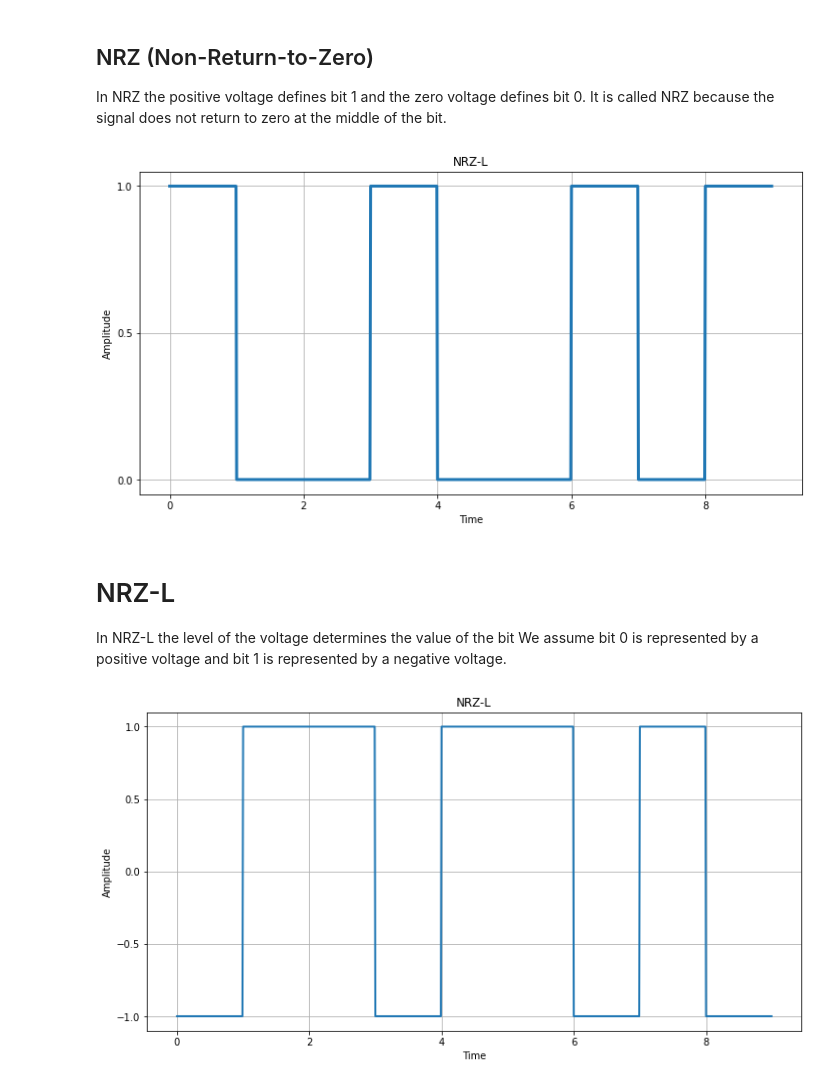
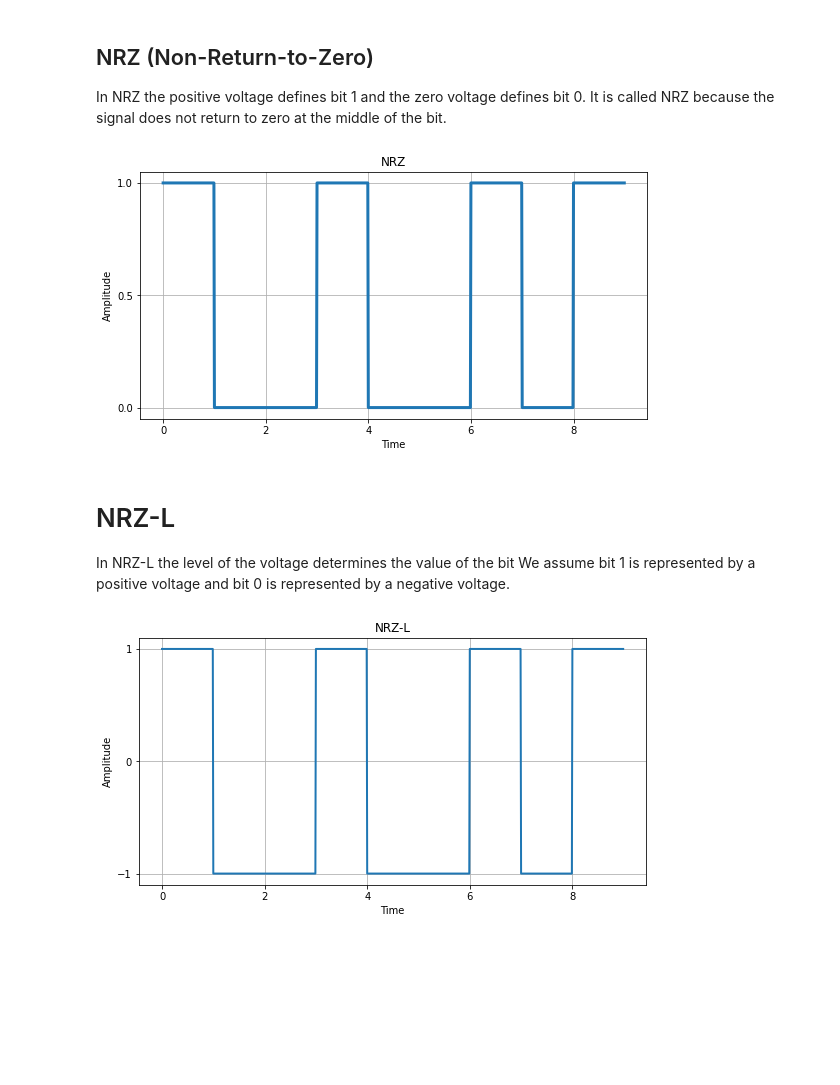
Before and after one commit to 2018331056shanto/Communication-Engineering-Lab, a Jupyter notebook: Digital_to_Digital_Signal_Conversion.ipynb, the cells around one changed output. Drawn from its saved outputs; the diff is of its cells as text; code cells hidden in the pictures; blank space fills up the shorter version.

```diff
--- a/Digital_to_Digital_Signal_Conversion.ipynb
+++ b/Digital_to_Digital_Signal_Conversion.ipynb
@@ -16,59 +16,59 @@ It is called NRZ because the signal does not return to zero at the middle of the
 # %%
 def plotNrz(data):
   x=np.arange(0,len(data),0.01)
   y=np.empty(0)
   for val in data:
     if val=='0':
        y=np.concatenate((y, np.zeros(100)))
 
     else:
        y=np.concatenate((y, np.ones(100)))
 
-  plt.figure(figsize=(12,6))
-  plt.subplot(111)
+  plt.figure(figsize=(20,10))
+  plt.subplot(222)
   plt.plot(x,y,lineWidth=3)
   plt.xlabel('Time')
   plt.ylabel('Amplitude')
   plt.title('NRZ')
   plt.yticks([0,0.5,1])
   plt.grid('on')
   plt.show()
 
 
 data="100100101"
 plotNrz(data)
 # %% [output]
-[figure, old version]
+[figure, new version]
 # %% [markdown]
 # NRZ-L
 In NRZ-L the level of the voltage determines the value of the bit
-We assume bit 0 is represented by a positive voltage and bit 1 is represented by a negative voltage.
+We assume bit 1 is represented by a positive voltage and bit 0 is represented by a negative voltage.
 # %%
 def plotNrzL(data):
   x=np.arange(0,len(data),0.01)
   y=np.empty(0)
   for val in data:
     if val=='0':
-       y=np.concatenate((y, np.ones(100)*(1)))
+       y=np.concatenate((y, np.ones(100)*(-1)))
 
     else:
-       y=np.concatenate((y, np.ones(100)*(-1)))
+       y=np.concatenate((y, np.ones(100)))
 
-  plt.figure(figsize=(12,6))
-  plt.subplot(111)
+  plt.figure(figsize=(20,10))
+  plt.subplot(221)
   plt.plot(x,y,lineWidth=2)
-  plt.yticks([-1,-0.5,0,0.5,1])
+  plt.yticks([-1,0,1])
   plt.xlabel('Time')
   plt.ylabel('Amplitude')
   plt.title('NRZ-L')
   plt.grid('on')
-  plt.show()
+
 
 
 data="100100101"
 plotNrzL(data)
 # %% [output]
-[figure, old version]
+[figure, new version]
 # %% [markdown]
 # Manchester
 In Manchester encoding, the duration of the bit is divided into two halves.
```
Also changed, not shown: parts of 5 cells of this notebook.
